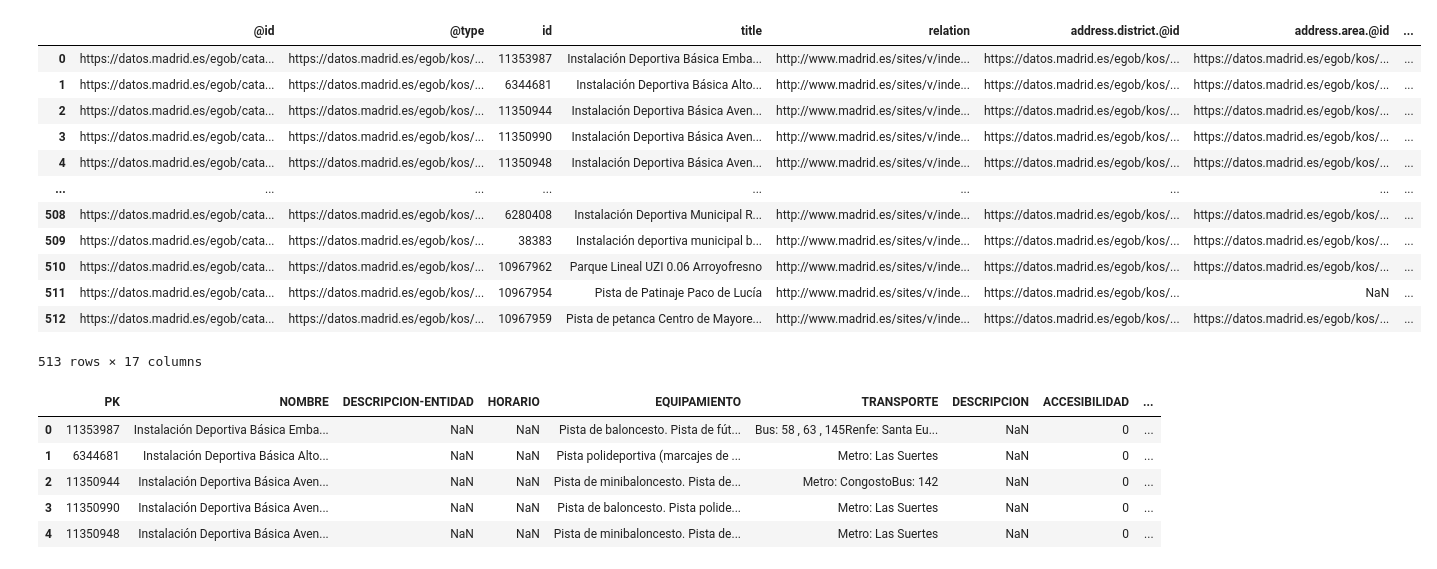
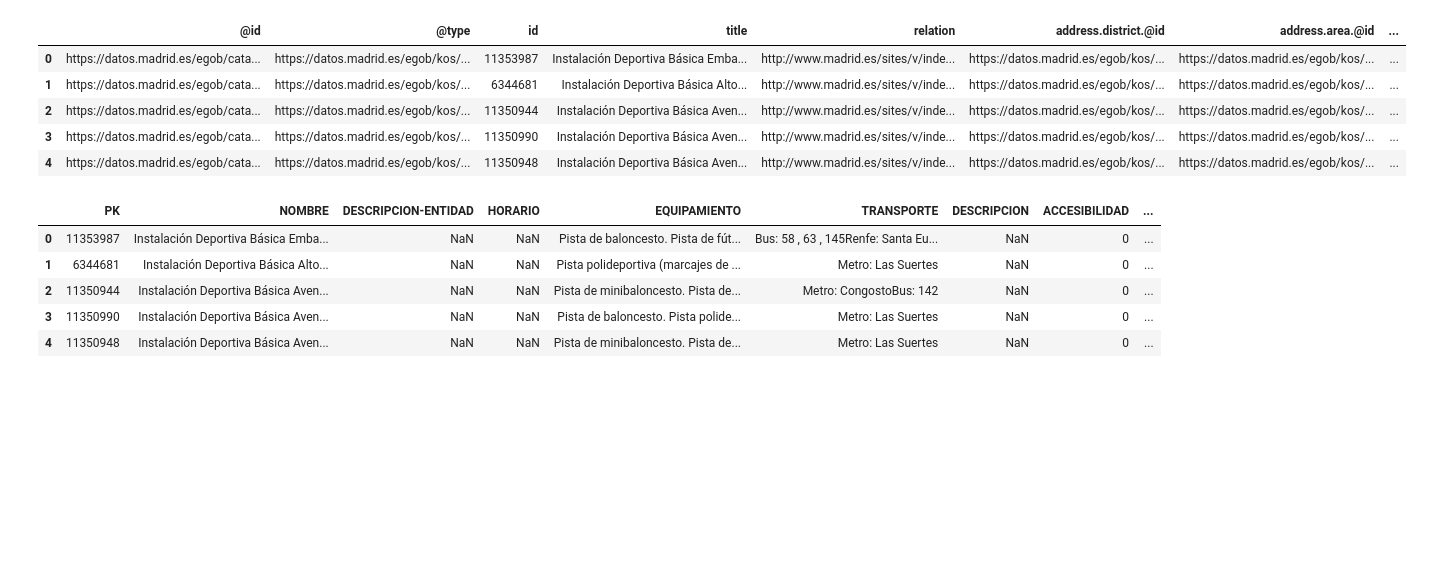
Before and after one commit to ivanrepi/data_pipeline_project_m1, a Jupyter notebook: notebooks/analysis.ipynb, the cells around one changed output. Cells and saved outputs as stored; diff of their text form; code cells hidden in the pictures; blank space fills up the shorter version.

```diff
--- a/notebooks/analysis.ipynb
+++ b/notebooks/analysis.ipynb
@@ -9,21 +9,15 @@ instalaciones=pd.read_csv("../data/raw/instalaciones_deportivas_madrid.csv", sep
 # %%
 instalaciones_json=requests.get("https://datos.madrid.es/egob/catalogo/200215-0-instalaciones-deportivas.json").json()
 instalaciones_json = pd.json_normalize(instalaciones_json['@graph'])
-instalaciones_json
+instalaciones_json.dropna(subset = ["location.latitude","location.longitude"], inplace=True) #Drop the rows where we have not latitude and longitude of the Sports installation
+instalaciones_json.head(5)
 # %% [output]
 |  | @id | @type | id | title | relation | address.district.@id | address.area.@id | ... |
 | 0 | https://datos.madrid.es/egob/cata... | https://datos.madrid.es/egob/kos/... | 11353987 | Instalación Deportiva Básica Emba... | http://www.madrid.es/sites/v/inde... | https://datos.madrid.es/egob/kos/... | https://datos.madrid.es/egob/kos/... | ... |
 | 1 | https://datos.madrid.es/egob/cata... | https://datos.madrid.es/egob/kos/... | 6344681 | Instalación Deportiva Básica Alto... | http://www.madrid.es/sites/v/inde... | https://datos.madrid.es/egob/kos/... | https://datos.madrid.es/egob/kos/... | ... |
 | 2 | https://datos.madrid.es/egob/cata... | https://datos.madrid.es/egob/kos/... | 11350944 | Instalación Deportiva Básica Aven... | http://www.madrid.es/sites/v/inde... | https://datos.madrid.es/egob/kos/... | https://datos.madrid.es/egob/kos/... | ... |
 | 3 | https://datos.madrid.es/egob/cata... | https://datos.madrid.es/egob/kos/... | 11350990 | Instalación Deportiva Básica Aven... | http://www.madrid.es/sites/v/inde... | https://datos.madrid.es/egob/kos/... | https://datos.madrid.es/egob/kos/... | ... |
 | 4 | https://datos.madrid.es/egob/cata... | https://datos.madrid.es/egob/kos/... | 11350948 | Instalación Deportiva Básica Aven... | http://www.madrid.es/sites/v/inde... | https://datos.madrid.es/egob/kos/... | https://datos.madrid.es/egob/kos/... | ... |
-| ... | ... | ... | ... | ... | ... | ... | ... | ... |
-| 508 | https://datos.madrid.es/egob/cata... | https://datos.madrid.es/egob/kos/... | 6280408 | Instalación Deportiva Municipal R... | http://www.madrid.es/sites/v/inde... | https://datos.madrid.es/egob/kos/... | https://datos.madrid.es/egob/kos/... | ... |
-| 509 | https://datos.madrid.es/egob/cata... | https://datos.madrid.es/egob/kos/... | 38383 | Instalación deportiva municipal b... | http://www.madrid.es/sites/v/inde... | https://datos.madrid.es/egob/kos/... | https://datos.madrid.es/egob/kos/... | ... |
-| 510 | https://datos.madrid.es/egob/cata... | https://datos.madrid.es/egob/kos/... | 10967962 | Parque Lineal UZI 0.06 Arroyofresno | http://www.madrid.es/sites/v/inde... | https://datos.madrid.es/egob/kos/... | https://datos.madrid.es/egob/kos/... | ... |
-| 511 | https://datos.madrid.es/egob/cata... | https://datos.madrid.es/egob/kos/... | 10967954 | Pista de Patinaje Paco de Lucía | http://www.madrid.es/sites/v/inde... | https://datos.madrid.es/egob/kos/... | NaN | ... |
-| 512 | https://datos.madrid.es/egob/cata... | https://datos.madrid.es/egob/kos/... | 10967959 | Pista de petanca Centro de Mayore... | http://www.madrid.es/sites/v/inde... | https://datos.madrid.es/egob/kos/... | https://datos.madrid.es/egob/kos/... | ... |
-513 rows × 17 columns
 # %%
 instalaciones.head()
 # %% [output]
```
Also changed, not shown: parts of 11 cells of this notebook, 11 other files.
